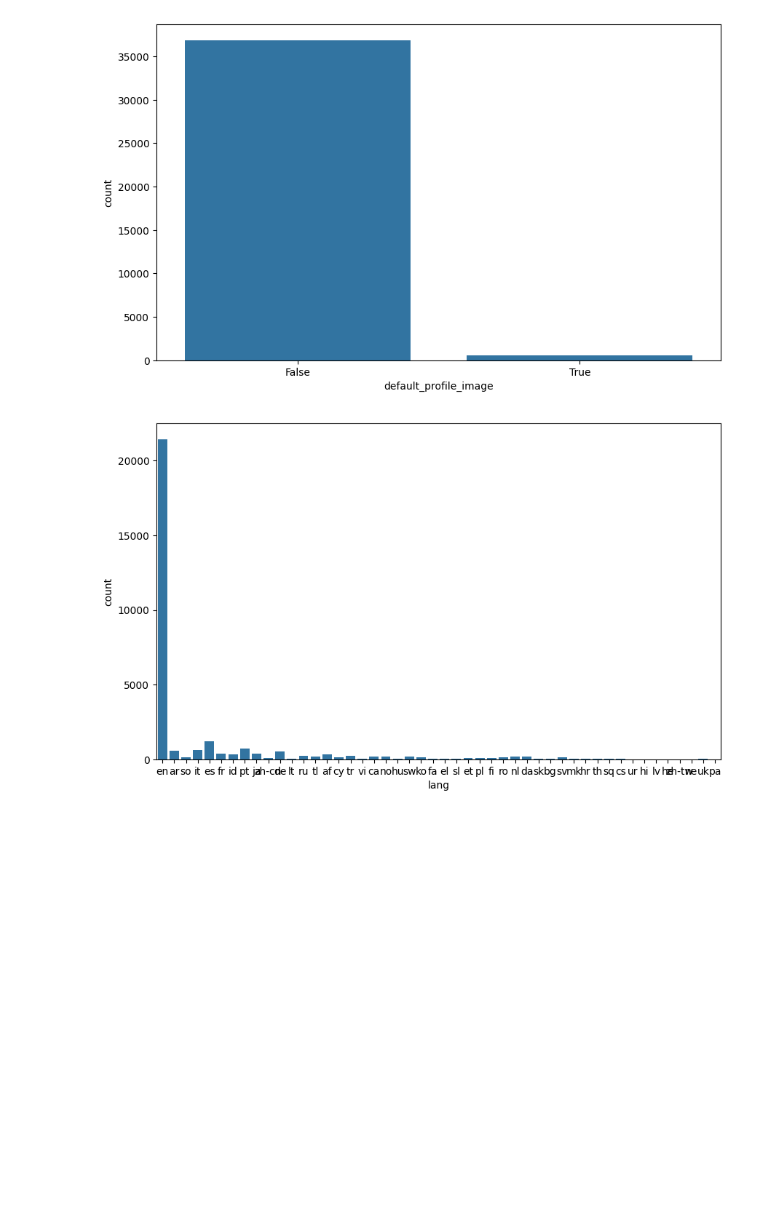
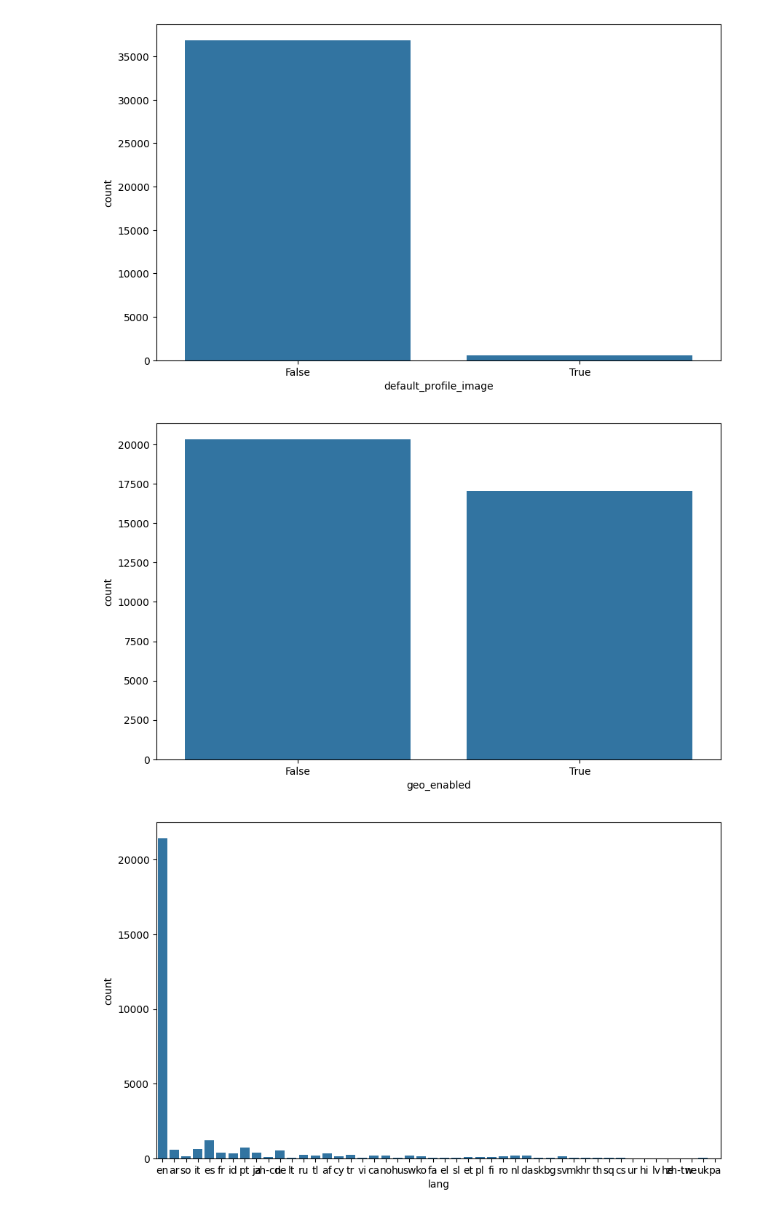
Before and after one commit to Waliya451/Fraud-Detection, a Jupyter notebook: EDA.ipynb, the cells around one changed output. Drawn from its saved outputs; the diff is of its cells as text; code cells hidden in the pictures; blank space fills up the shorter version.

```diff
--- a/EDA.ipynb
+++ b/EDA.ipynb
@@ -179,6 +179,12 @@ sns.countplot(x="default_profile_image", data=dataset)
 plt.show()
 # %% [output]
 [figure]
+# %%
+plt.figure(figsize=(10, 6))
+sns.countplot(x="geo_enabled", data=dataset)
+plt.show()
+# %% [output]
+[figure, added]
 # %%
 plt.figure(figsize=(10, 6))
 sns.countplot(x="lang", data=dataset)
```
Also changed, not shown: parts of 1 cell of this notebook.
